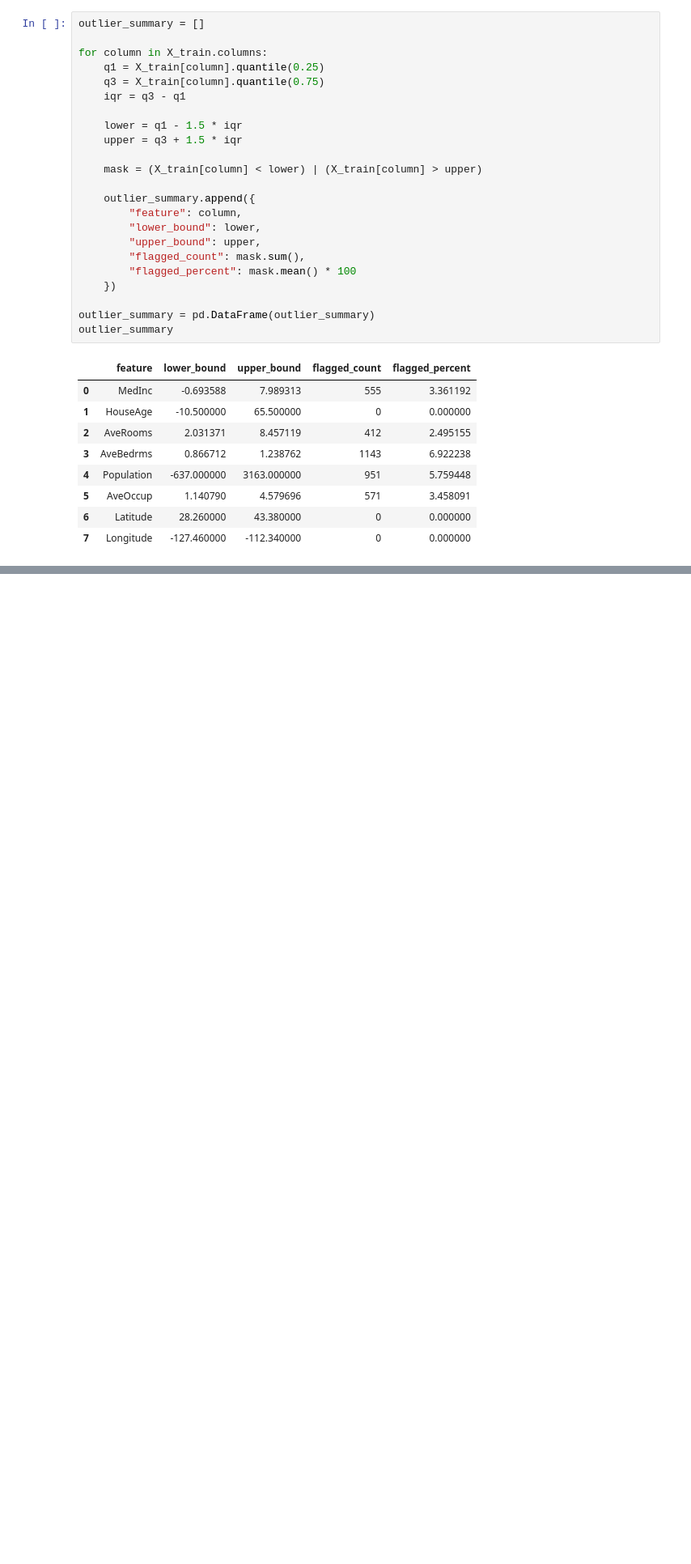
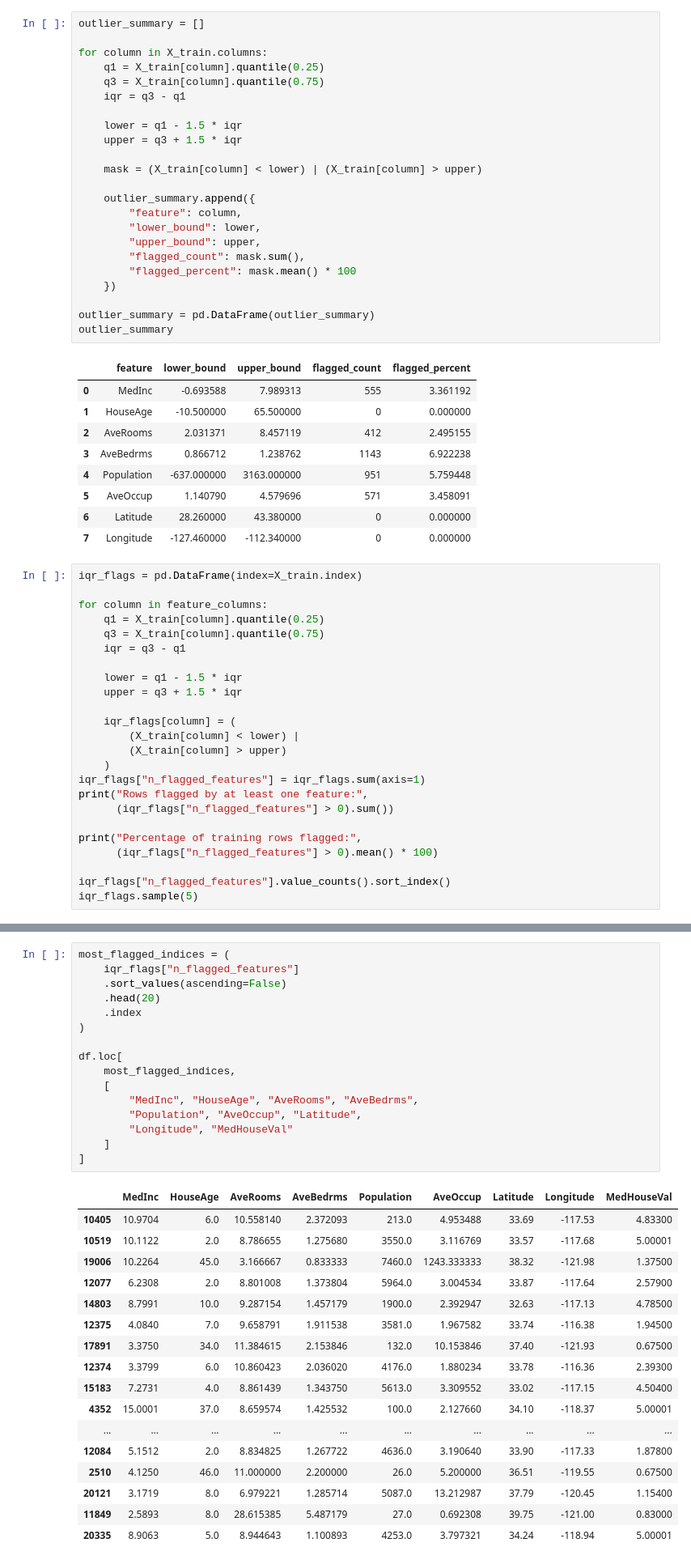
Before and after one commit to renovamen1/statistical-models, a Jupyter notebook: Models On California Housing Dataset/01_data_exploration.ipynb, the cells around one changed output, grey strips where cells are left out. Shown at 81% size. Saved outputs shown, nothing was run; the diff lists cells and outputs as text; blank space fills up the shorter version.

```diff
--- a/Models On California Housing Dataset/01_data_exploration.ipynb
+++ b/Models On California Housing Dataset/01_data_exploration.ipynb
@@ -564,3 +568,27 @@ outlier_summary
 | 5 | AveOccup | 1.140790 | 4.579696 | 571 | 3.458091 |
 | 6 | Latitude | 28.260000 | 43.380000 | 0 | 0.000000 |
 | 7 | Longitude | -127.460000 | -112.340000 | 0 | 0.000000 |
+# %%
+iqr_flags = pd.DataFrame(index=X_train.index)
+
+for column in feature_columns:
+    q1 = X_train[column].quantile(0.25)
+    q3 = X_train[column].quantile(0.75)
+    iqr = q3 - q1
+
+    lower = q1 - 1.5 * iqr
+    upper = q3 + 1.5 * iqr
+
+    iqr_flags[column] = (
+        (X_train[column] < lower) |
+        (X_train[column] > upper)
+    )
+iqr_flags["n_flagged_features"] = iqr_flags.sum(axis=1)
+print("Rows flagged by at least one feature:",
+      (iqr_flags["n_flagged_features"] > 0).sum())
+
+print("Percentage of training rows flagged:",
+      (iqr_flags["n_flagged_features"] > 0).mean() * 100)
+
+iqr_flags["n_flagged_features"].value_counts().sort_index()
+iqr_flags.sample(5)
@@ -566,0 +604,34 @@ outlier_summary
+# %%
+most_flagged_indices = (
+    iqr_flags["n_flagged_features"]
+    .sort_values(ascending=False)
+    .head(20)
+    .index
+)
+
+df.loc[
+    most_flagged_indices,
+    [
+        "MedInc", "HouseAge", "AveRooms", "AveBedrms",
+        "Population", "AveOccup", "Latitude",
+        "Longitude", "MedHouseVal"
+    ]
+]
+# %% [output]
+|  | MedInc | HouseAge | AveRooms | AveBedrms | Population | AveOccup | Latitude | Longitude | MedHouseVal |
+| 10405 | 10.9704 | 6.0 | 10.558140 | 2.372093 | 213.0 | 4.953488 | 33.69 | -117.53 | 4.83300 |
+| 10519 | 10.1122 | 2.0 | 8.786655 | 1.275680 | 3550.0 | 3.116769 | 33.57 | -117.68 | 5.00001 |
+| 19006 | 10.2264 | 45.0 | 3.166667 | 0.833333 | 7460.0 | 1243.333333 | 38.32 | -121.98 | 1.37500 |
+| 12077 | 6.2308 | 2.0 | 8.801008 | 1.373804 | 5964.0 | 3.004534 | 33.87 | -117.64 | 2.57900 |
+| 14803 | 8.7991 | 10.0 | 9.287154 | 1.457179 | 1900.0 | 2.392947 | 32.63 | -117.13 | 4.78500 |
+| 12375 | 4.0840 | 7.0 | 9.658791 | 1.911538 | 3581.0 | 1.967582 | 33.74 | -116.38 | 1.94500 |
+| 17891 | 3.3750 | 34.0 | 11.384615 | 2.153846 | 132.0 | 10.153846 | 37.40 | -121.93 | 0.67500 |
+| 12374 | 3.3799 | 6.0 | 10.860423 | 2.036020 | 4176.0 | 1.880234 | 33.78 | -116.36 | 2.39300 |
+| 15183 | 7.2731 | 4.0 | 8.861439 | 1.343750 | 5613.0 | 3.309552 | 33.02 | -117.15 | 4.50400 |
+| 4352 | 15.0001 | 37.0 | 8.659574 | 1.425532 | 100.0 | 2.127660 | 34.10 | -118.37 | 5.00001 |
+| ... | ... | ... | ... | ... | ... | ... | ... | ... | ... |
+| 12084 | 5.1512 | 2.0 | 8.834825 | 1.267722 | 4636.0 | 3.190640 | 33.90 | -117.33 | 1.87800 |
+| 2510 | 4.1250 | 46.0 | 11.000000 | 2.200000 | 26.0 | 5.200000 | 36.51 | -119.55 | 0.67500 |
+| 20121 | 3.1719 | 8.0 | 6.979221 | 1.285714 | 5087.0 | 13.212987 | 37.79 | -120.45 | 1.15400 |
+| 11849 | 2.5893 | 8.0 | 28.615385 | 5.487179 | 27.0 | 0.692308 | 39.75 | -121.00 | 0.83000 |
+| 20335 | 8.9063 | 5.0 | 8.944643 | 1.100893 | 4253.0 | 3.797321 | 34.24 | -118.94 | 5.00001 |
```
Also changed, not shown: parts of 3 cells of this notebook.
